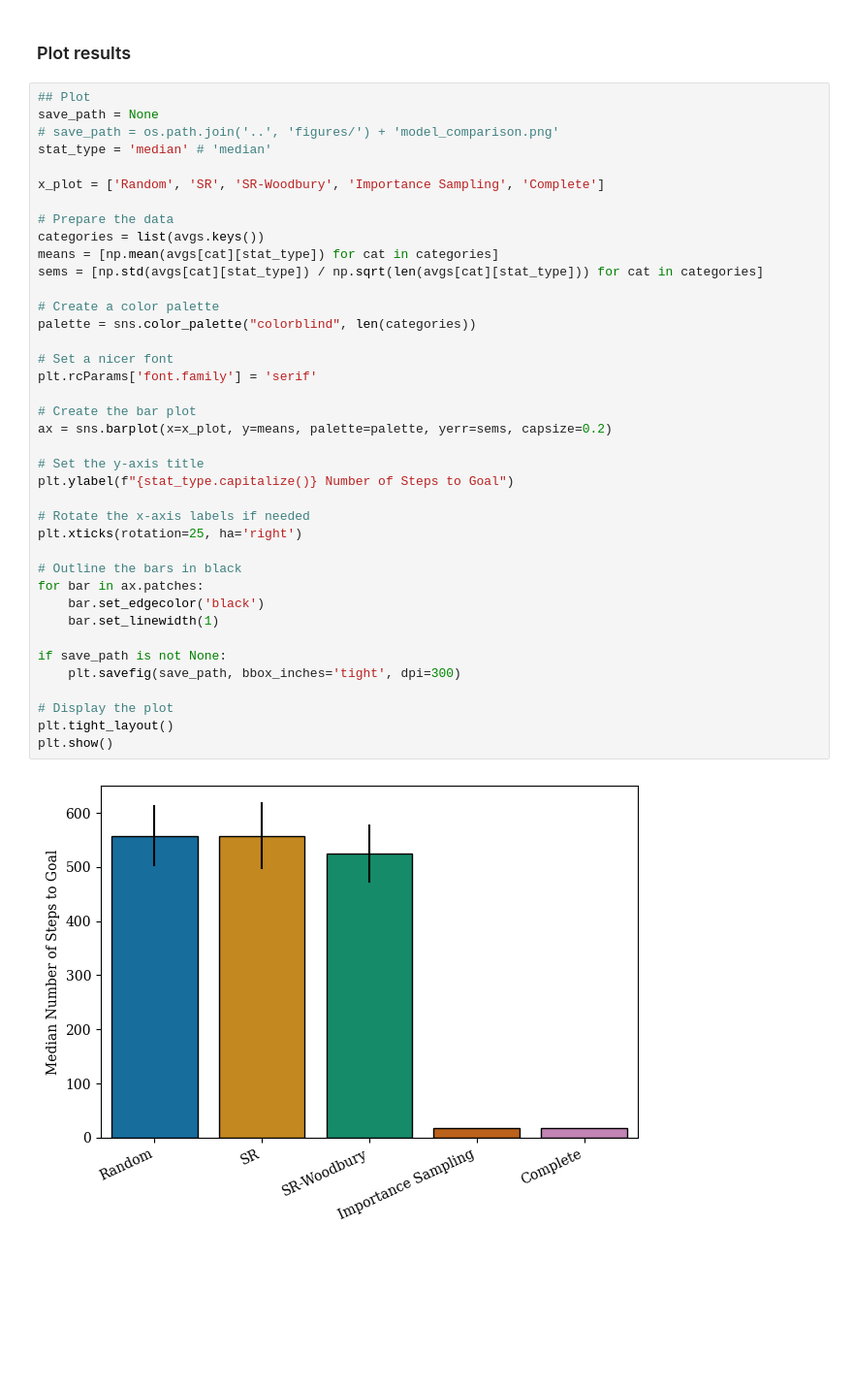
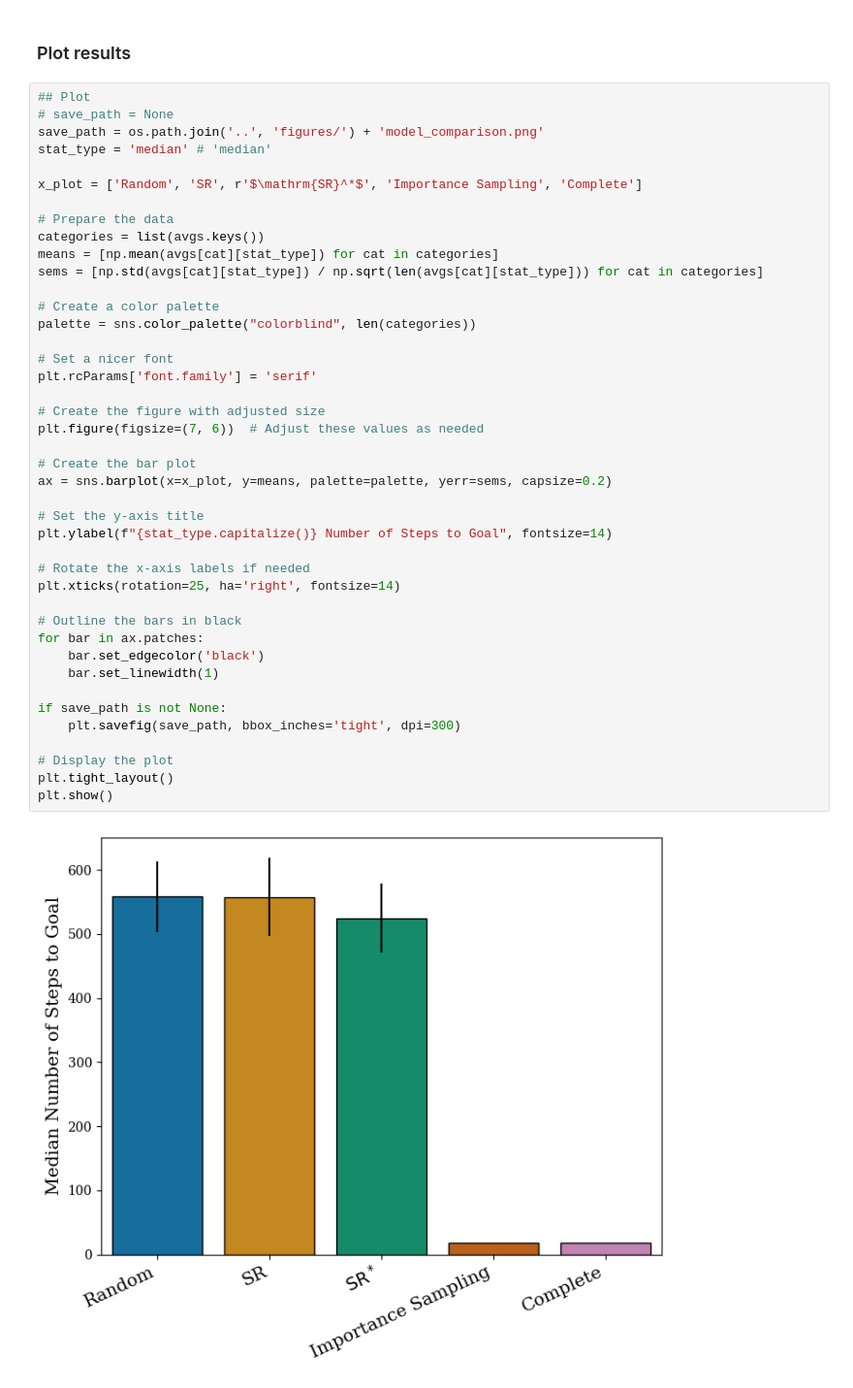
Before and after one commit to ArminBaz/SR-IS, a Jupyter notebook: src/model_comparison.ipynb, the cells around one changed output. Shown at 97% size. Drawn from its saved outputs; the diff is of its cells as text; blank space fills up the shorter version.

Commit message:
updated model-comparison figure

```diff
--- a/src/model_comparison.ipynb
+++ b/src/model_comparison.ipynb
@@ -155,42 +154,45 @@ Seed: 99
 ### Plot results
 # %%
 ## Plot
-save_path = None
-# save_path = os.path.join('..', 'figures/') + 'model_comparison.png'
+# save_path = None
+save_path = os.path.join('..', 'figures/') + 'model_comparison.png'
 stat_type = 'median' # 'median'
 
-x_plot = ['Random', 'SR', 'SR-Woodbury', 'Importance Sampling', 'Complete']
+x_plot = ['Random', 'SR', r'$\mathrm{SR}^*$', 'Importance Sampling', 'Complete']
 
 # Prepare the data
 categories = list(avgs.keys())
 means = [np.mean(avgs[cat][stat_type]) for cat in categories]
 sems = [np.std(avgs[cat][stat_type]) / np.sqrt(len(avgs[cat][stat_type])) for cat in categories]
 
 # Create a color palette
 palette = sns.color_palette("colorblind", len(categories))
 
 # Set a nicer font
 plt.rcParams['font.family'] = 'serif'
 
+# Create the figure with adjusted size
+plt.figure(figsize=(7, 6))  # Adjust these values as needed
+
 # Create the bar plot
 ax = sns.barplot(x=x_plot, y=means, palette=palette, yerr=sems, capsize=0.2)
 
 # Set the y-axis title
-plt.ylabel(f"{stat_type.capitalize()} Number of Steps to Goal")
+plt.ylabel(f"{stat_type.capitalize()} Number of Steps to Goal", fontsize=14)
 
 # Rotate the x-axis labels if needed
-plt.xticks(rotation=25, ha='right')
+plt.xticks(rotation=25, ha='right', fontsize=14)
 
 # Outline the bars in black
 for bar in ax.patches:
     bar.set_edgecolor('black')
     bar.set_linewidth(1)
 
 if save_path is not None:
     plt.savefig(save_path, bbox_inches='tight', dpi=300)
 
 # Display the plot
 plt.tight_layout()
 plt.show()
 # %% [output]
-[figure, old version]
+[figure, new version]
```
Also changed, not shown: parts of 14 cells of this notebook.
